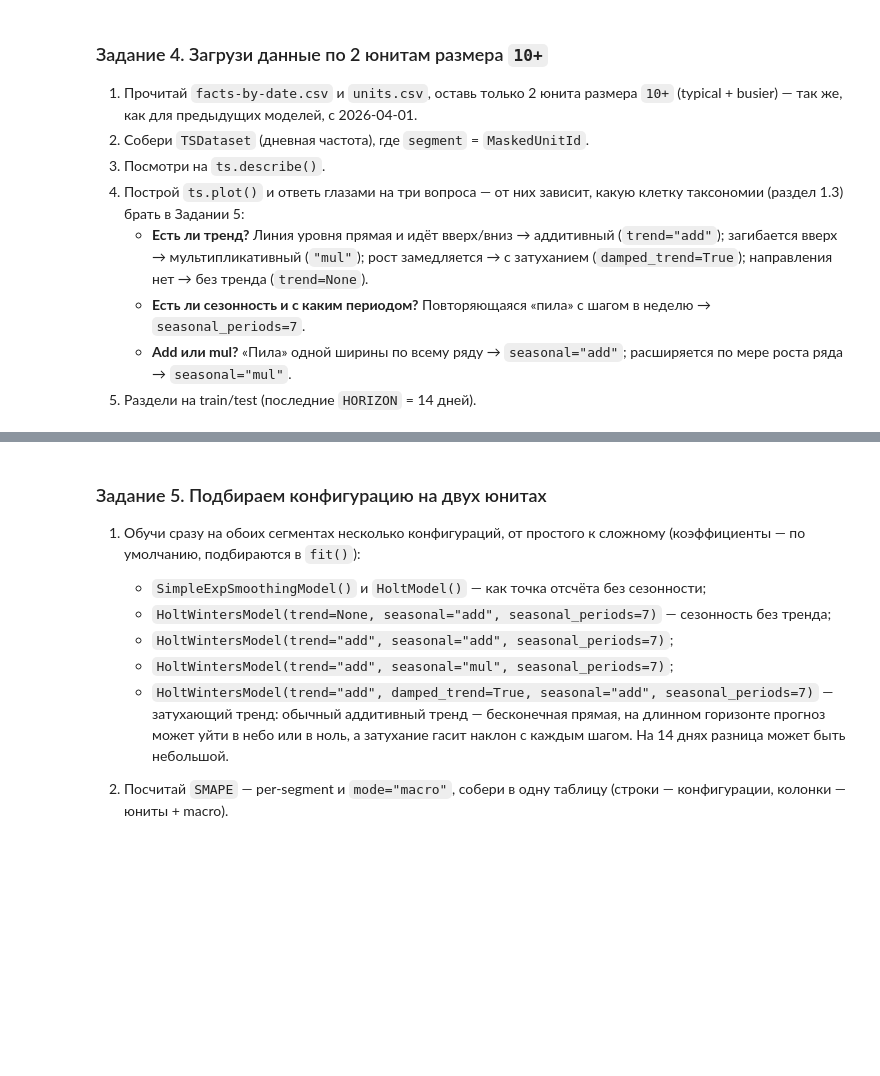
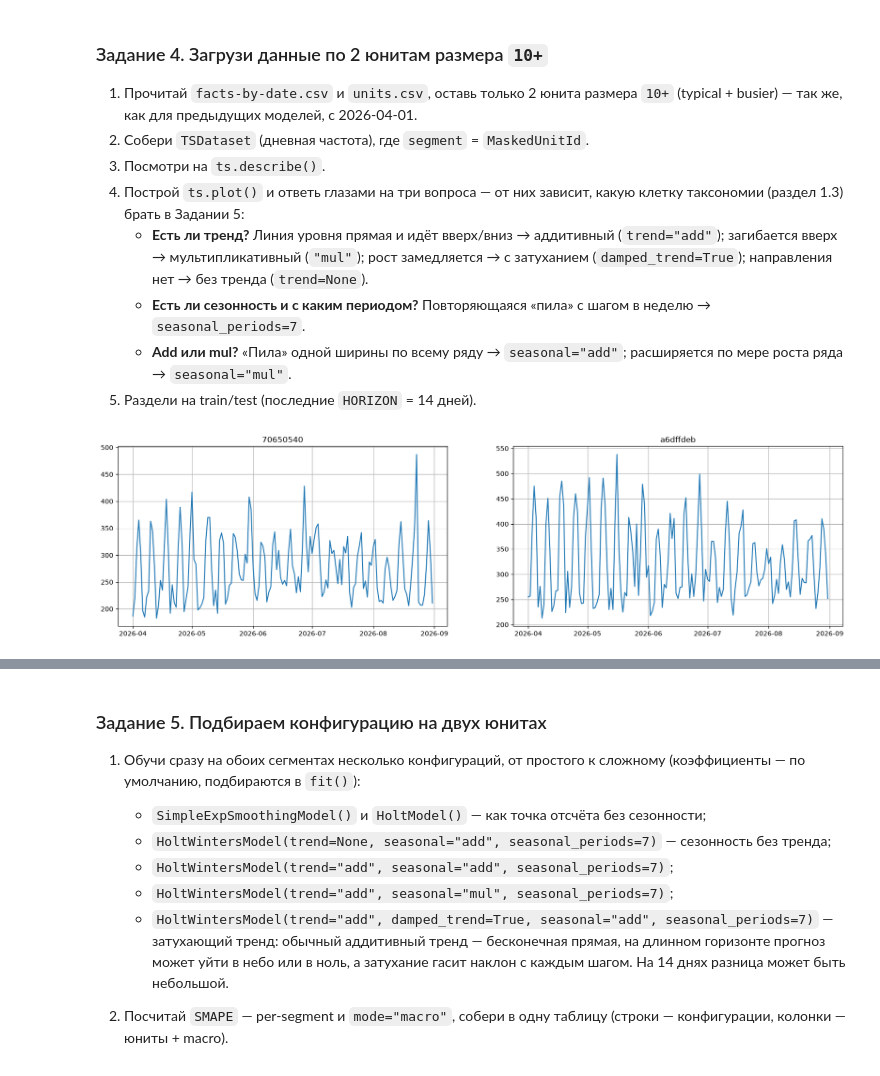
Before and after one commit to skv-analyst/study-etna, a Jupyter notebook: weeks/week-01-infra-and-classic-models/ch06-HoltWintersModel.ipynb, the cells around one changed output, grey strips where cells are left out. Drawn from its saved outputs; the diff is of its cells as text; code cells hidden in the pictures; blank space fills up the shorter version.

```diff
--- a/weeks/week-01-infra-and-classic-models/ch06-HoltWintersModel.ipynb
+++ b/weeks/week-01-infra-and-classic-models/ch06-HoltWintersModel.ipynb
@@ -279,3 +561,35 @@ ax.legend(loc="upper left");
    - **Есть ли сезонность и с каким периодом?** Повторяющаяся «пила» с шагом в неделю → `seasonal_periods=7`.
    - **Add или mul?** «Пила» одной ширины по всему ряду → `seasonal="add"`; расширяется по мере роста ряда → `seasonal="mul"`.
 5. Раздели на train/test (последние `HORIZON` = 14 дней).
+# %%
+units_df = (pd
+.read_csv(filepath_or_buffer=f"{DATA_DIR}/units.csv")
+.rename(columns={
+    "MaskedUnitId": "segment",
+    "UnitSize": "unit_size",
+    "PickReason": "pick_reason",
+    "TotalOrders":"total_orders"
+})
+[["segment", "unit_size", "pick_reason", "total_orders"]]
+
+)
+
+orders_df = (
+    pd.read_csv(f"{DATA_DIR}/facts-by-date.csv")
+    .rename(columns={
+        "CalendarDate": "timestamp",
+        "MaskedUnitId": "segment",
+        "Fact": "target",
+    })
+    [["timestamp", "segment", "target"]]
+)
+
+# Грязно выравниваем дату начала ряда, чтобы данные были по всем юнитам
+orders_df = orders_df[orders_df['timestamp'] >= "2026-04-01"]
+# Отбираем юниты
+orders_sample_df = orders_df.merge(units_df[units_df["unit_size"] == "10+"]["segment"], how="inner", left_on="segment", right_on="segment", copy=True)
+
+orders_sample_ts = TSDataset(orders_sample_df, freq="D")
+orders_sample_ts.plot()
+# %% [output]
+[figure, added]
```
Also changed, not shown: parts of 37 cells of this notebook.
